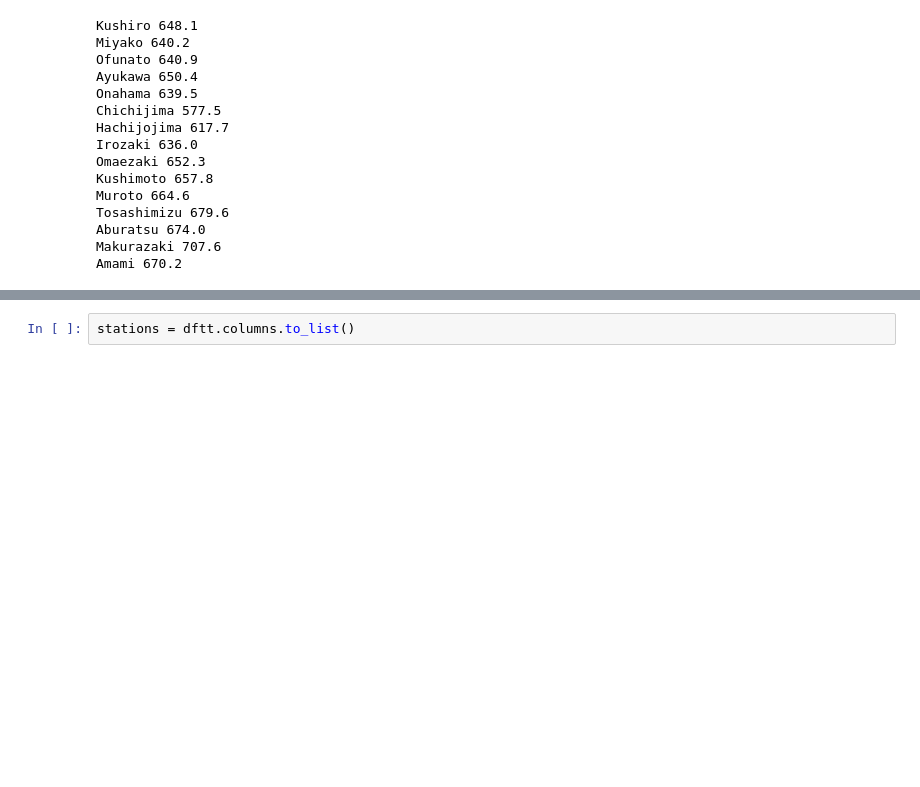
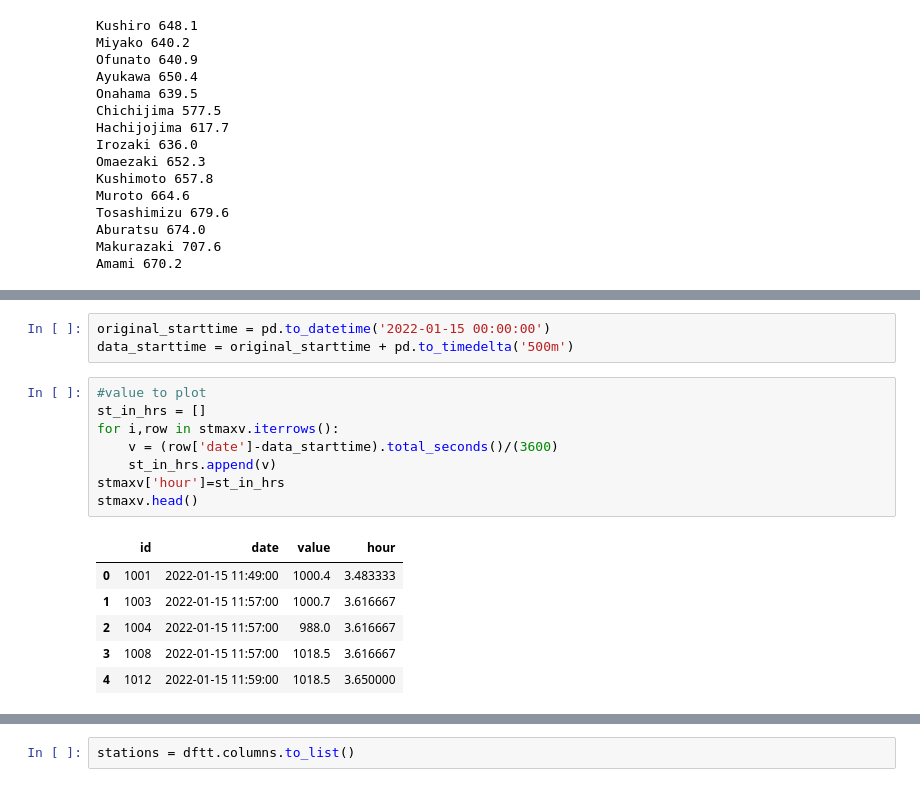
Before and after one commit to erick2307/tsunami_period_analysis, a Jupyter notebook: japan_cwt/WaveletAnalysis_Japan.ipynb, the cells around one changed output, grey strips where cells are left out. Cells and saved outputs as stored; diff of their text form; blank space fills up the shorter version.

```diff
--- a/japan_cwt/WaveletAnalysis_Japan.ipynb
+++ b/japan_cwt/WaveletAnalysis_Japan.ipynb
@@ -56,0 +91,18 @@ Amami 670.2
+# %%
+original_starttime = pd.to_datetime('2022-01-15 00:00:00')
+data_starttime = original_starttime + pd.to_timedelta('500m')
+# %%
+#value to plot
+st_in_hrs = []
+for i,row in stmaxv.iterrows():
+    v = (row['date']-data_starttime).total_seconds()/(3600)
+    st_in_hrs.append(v)
+stmaxv['hour']=st_in_hrs
+stmaxv.head()
+# %% [output]
+|  | id | date | value | hour |
+| 0 | 1001 | 2022-01-15 11:49:00 | 1000.4 | 3.483333 |
+| 1 | 1003 | 2022-01-15 11:57:00 | 1000.7 | 3.616667 |
+| 2 | 1004 | 2022-01-15 11:57:00 | 988.0 | 3.616667 |
+| 3 | 1008 | 2022-01-15 11:57:00 | 1018.5 | 3.616667 |
+| 4 | 1012 | 2022-01-15 11:59:00 | 1018.5 | 3.650000 |
```
Also changed, not shown: parts of 7 cells of this notebook, 4 other files.
